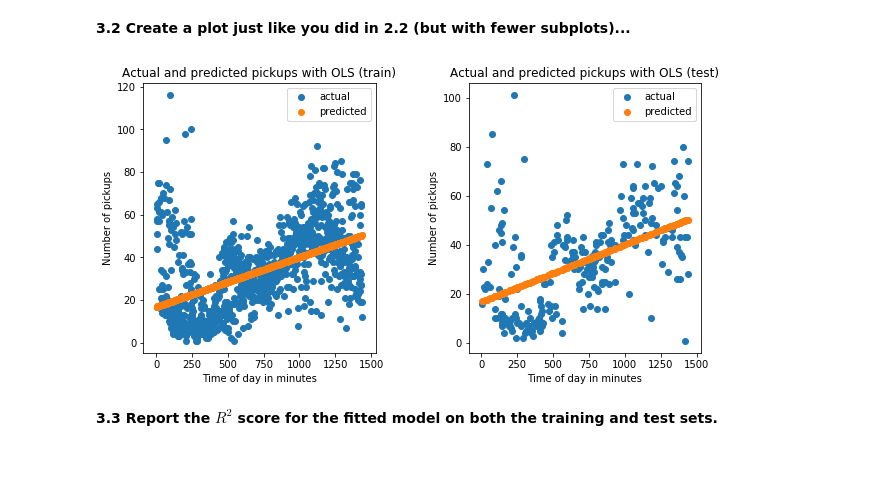
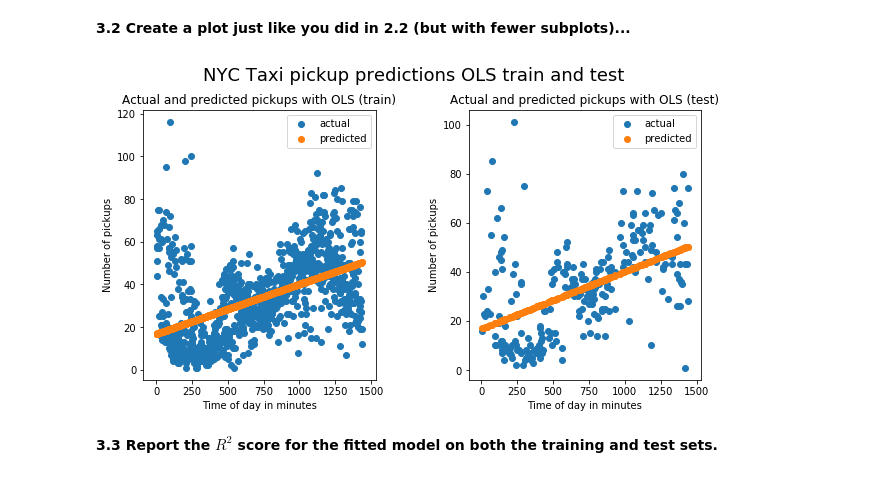
Before and after one commit to katiegrosch/2019-CS109A, a Jupyter notebook: content/homeworks/cs109a_hw2_209/cs109a_hw2/cs109a_hw2.ipynb, the cells around one changed output. Drawn from its saved outputs; the diff is of its cells as text; code cells hidden in the pictures.

```diff
--- a/content/homeworks/cs109a_hw2_209/cs109a_hw2/cs109a_hw2.ipynb
+++ b/content/homeworks/cs109a_hw2_209/cs109a_hw2/cs109a_hw2.ipynb
@@ -311,23 +311,24 @@ model = OLS(train_data['PickupCount'], train_data_X)
 # %%
 results = model.fit()
 i = 1
 plt.figure(figsize=(10, 2))
 plt.subplots_adjust(top=2, wspace=0.4, hspace=0.4)
+plt.suptitle("NYC Taxi pickup predictions OLS train and test", fontsize=18, x=.5, y=2.3)
 OLS_predictions = dict()
 for t in ['train', 'test']:
     plt.subplot(1, 2, i)
     i += 1
     data = {'train': train_data, 'test': test_data}[t]
     data_X = sm.add_constant(data['TimeMin'])
     OLS_predictions[t] = results.predict(data_X)
     plt.scatter(data['TimeMin'].values, data['PickupCount'].values)
     plt.scatter(data['TimeMin'].values, OLS_predictions[t])
     plt.xlabel('Time of day in minutes')
     plt.ylabel('Number of pickups')
     plt.title("Actual and predicted pickups with OLS (%s)" % t)
     plt.legend(['actual', 'predicted'])
 # %% [output]
-[figure, old version]
+[figure, new version]
 # %% [markdown]
 **3.3 Report the $R^2$ score for the fitted model on both the training and test sets.**
 # %%
```
Also changed, not shown: parts of 10 cells of this notebook.
